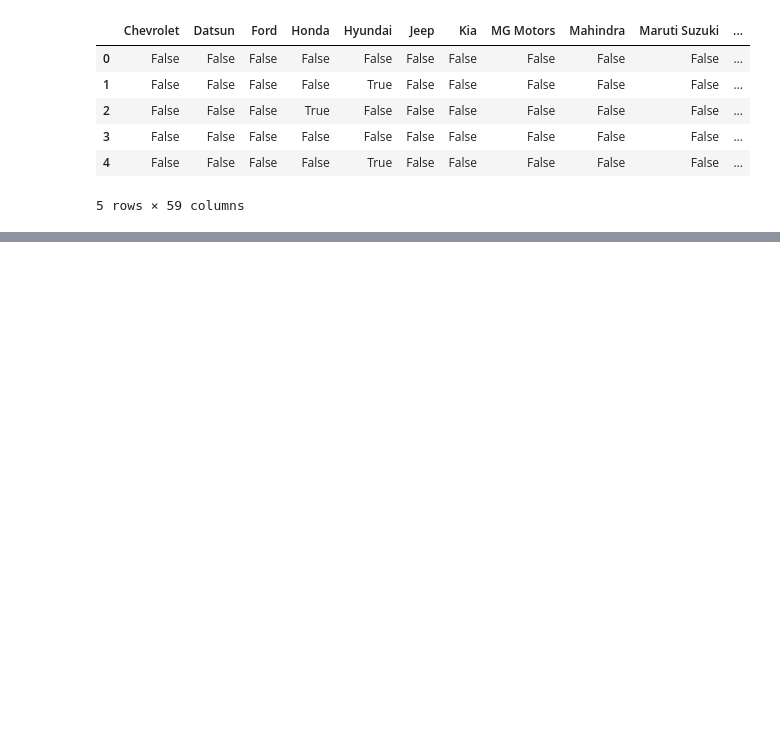
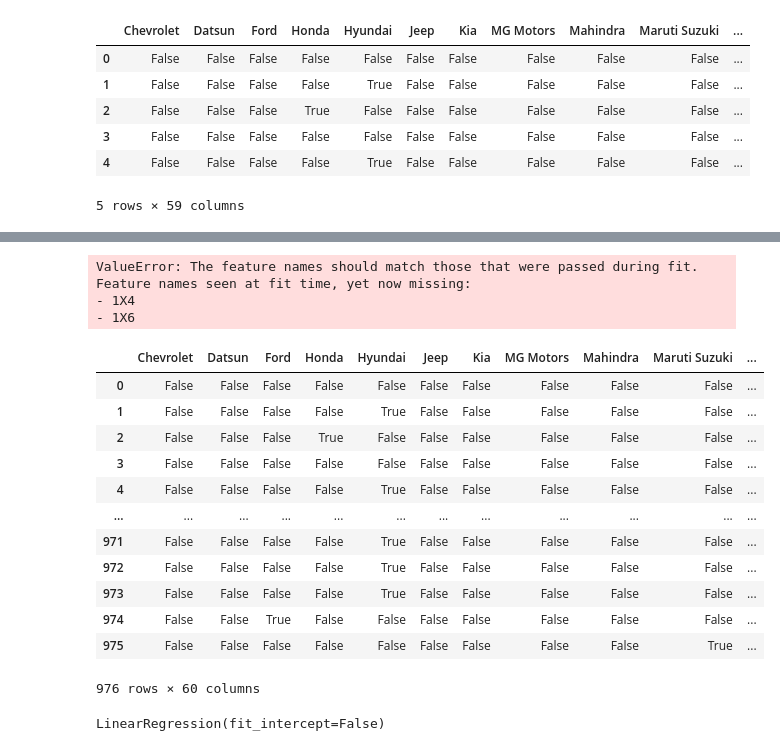
Before and after one commit to borayd3/labs, a Jupyter notebook: 04_hedonic_pricing/04_hedonic_pricing.ipynb, the cells around one changed output, grey strips where cells are left out. Drawn from its saved outputs; the diff is of its cells as text; code cells hidden in the pictures; blank space fills up the shorter version.

```diff
--- a/04_hedonic_pricing/04_hedonic_pricing.ipynb
+++ b/04_hedonic_pricing/04_hedonic_pricing.ipynb
@@ -221,0 +194,8 @@ ValueError: Found input variables with inconsistent numbers of samples: [1, 780]
+# %%
+y1 = X['Price']
+X['Num_ownXseats'] = X['Num_Owners'].astype('str')+'X'+X['Seats'].astype('str')
+x1 = X.loc[:,['Num_ownXseats', "Mileage_"] ]
+
+X_train, X_test, y_train, y_test = train_test_split(x1,y1, test_size=.2, random_state=100)
+R_train = pd.concat([X_train['Mileage_arcsin'],  pd.get_dummies(X_train['Num_ownXseats'],dtype='int')],  axis = 1)
+R_test = pd.concat([X_train['Mileage_arcsin'], pd.get_dummies(X_test['Num_ownXseats'],dtype='int')],  axis = 1)
@@ -221,0 +218,30 @@ ValueError: Found input variables with inconsistent numbers of samples: [1, 780]
+# %%
+
+reg5 = linear_model.LinearRegression(fit_intercept=False).fit(R_train,y_train)
+y_hat = reg5.predict(R_test)
+print('Rsq: ', reg5.score(R_test,y_test)) # R2
+#rmse = np.sqrt( np.mean( (y_test - y_hat)**2 ))
+#print('RMSE: ', rmse) # R2
+#results = pd.DataFrame({'variable':reg5.feature_names_in_, 'coefficient': reg5.coef_}) # Regression coefficients
+#results
+# %% [output]
+ValueError: The feature names should match those that were passed during fit.
+Feature names seen at fit time, yet now missing:
+- 1X4
+- 1X6
+# %%
+X
+# %% [output]
+|  | Chevrolet | Datsun | Ford | Honda | Hyundai | Jeep | Kia | MG Motors | Mahindra | Maruti Suzuki | ... |
+| 0 | False | False | False | False | False | False | False | False | False | False | ... |
+| 1 | False | False | False | False | True | False | False | False | False | False | ... |
+| 2 | False | False | False | True | False | False | False | False | False | False | ... |
+| 3 | False | False | False | False | False | False | False | False | False | False | ... |
+| 4 | False | False | False | False | True | False | False | False | False | False | ... |
+| ... | ... | ... | ... | ... | ... | ... | ... | ... | ... | ... | ... |
+| 971 | False | False | False | False | True | False | False | False | False | False | ... |
+| 972 | False | False | False | False | True | False | False | False | False | False | ... |
+| 973 | False | False | False | False | True | False | False | False | False | False | ... |
+| 974 | False | False | True | False | False | False | False | False | False | False | ... |
+| 975 | False | False | False | False | False | False | False | False | False | True | ... |
+976 rows × 60 columns
@@ -221,0 +255,4 @@ ValueError: Found input variables with inconsistent numbers of samples: [1, 780]
+# %%
+print(reg5)
+# %% [output]
+LinearRegression(fit_intercept=False)
```
Also changed, not shown: parts of 17 cells of this notebook.
